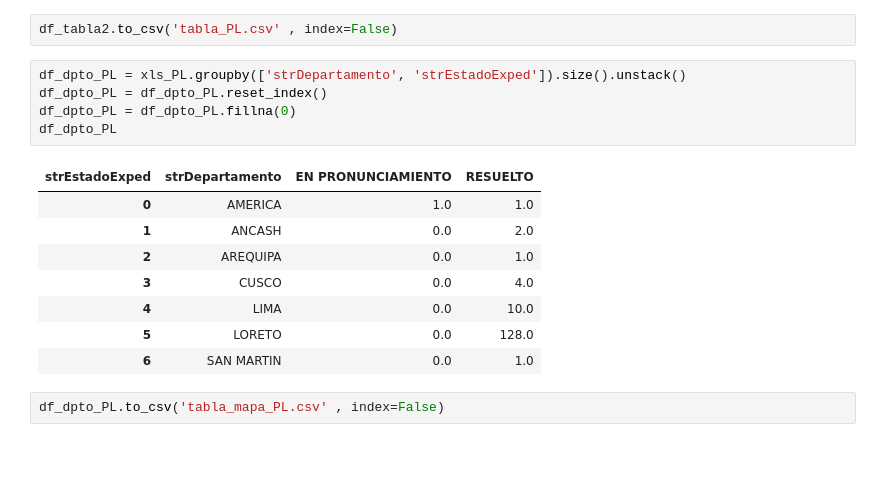
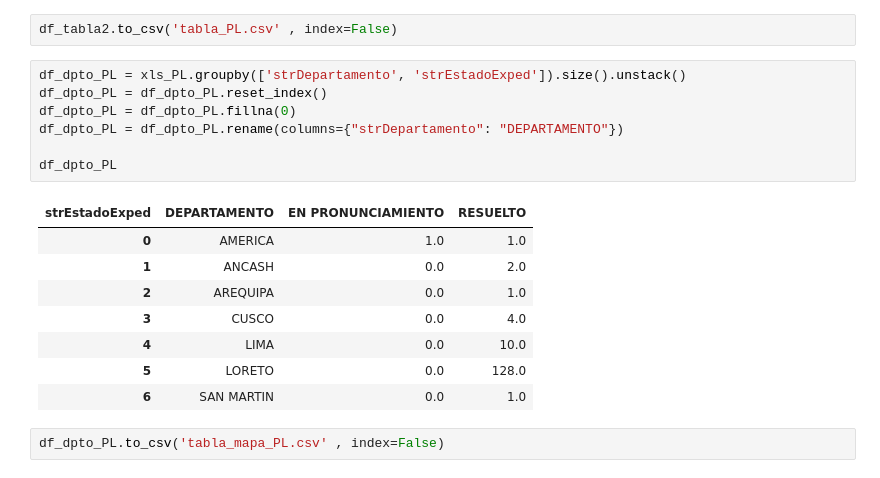
Before and after one commit to GenyLeong/nulidad_electoral, a Jupyter notebook: nulidad electoral.ipynb, the cells around one changed output. Saved outputs shown, nothing was run; the diff lists cells and outputs as text.

```diff
--- a/nulidad electoral.ipynb
+++ b/nulidad electoral.ipynb
@@ -228,10 +232,12 @@ df_tabla2.to_csv('tabla_PL.csv' , index=False)
 # %%
 df_dpto_PL = xls_PL.groupby(['strDepartamento', 'strEstadoExped']).size().unstack()
 df_dpto_PL = df_dpto_PL.reset_index()
 df_dpto_PL = df_dpto_PL.fillna(0)
+df_dpto_PL = df_dpto_PL.rename(columns={"strDepartamento": "DEPARTAMENTO"})
+
 df_dpto_PL
 # %% [output]
-| strEstadoExped | strDepartamento | EN PRONUNCIAMIENTO | RESUELTO |
+| strEstadoExped | DEPARTAMENTO | EN PRONUNCIAMIENTO | RESUELTO |
 | 0 | AMERICA | 1.0 | 1.0 |
 | 1 | ANCASH | 0.0 | 2.0 |
 | 2 | AREQUIPA | 0.0 | 1.0 |
```
Also changed, not shown: parts of 2 cells of this notebook.
